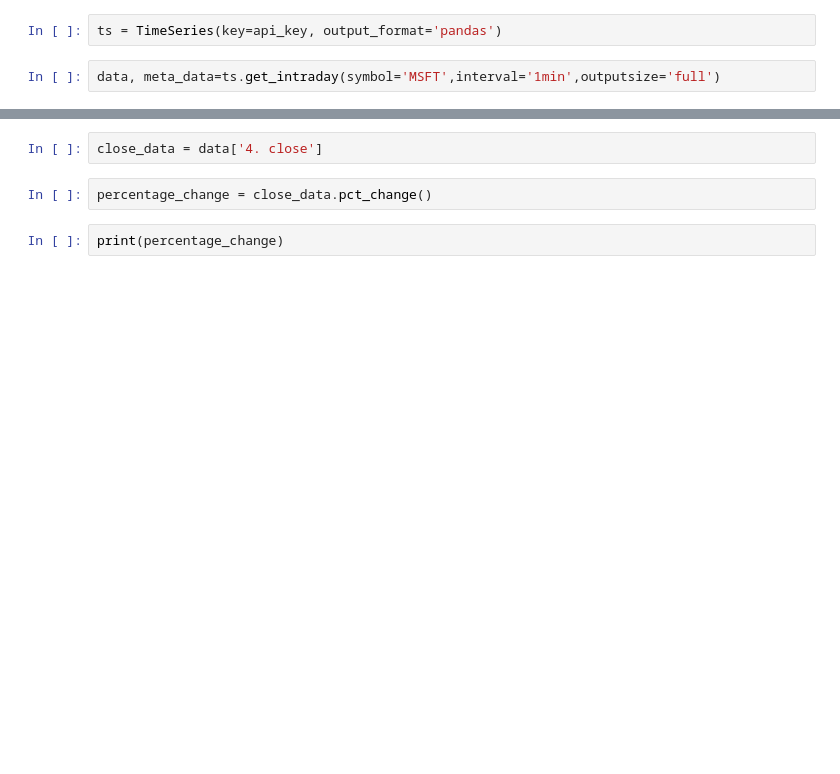
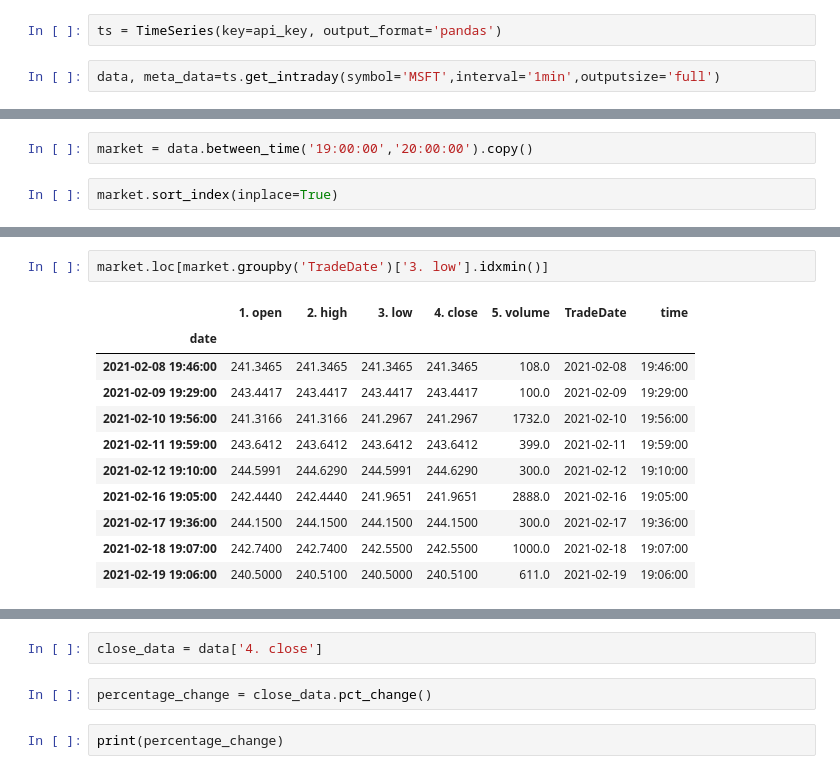
Before and after one commit to atharvas21/Stock-Market-Analysis, a Jupyter notebook: PBLProject.ipynb, the cells around one changed output, grey strips where cells are left out. Saved outputs shown, nothing was run; the diff lists cells and outputs as text; blank space fills up the shorter version.

```diff
--- a/PBLProject.ipynb
+++ b/PBLProject.ipynb
@@ -29,0 +75,4 @@ data, meta_data=ts.get_intraday(symbol='MSFT',interval='1min',outputsize='full')
+# %%
+market = data.between_time('19:00:00','20:00:00').copy()
+# %%
+market.sort_index(inplace=True)
@@ -29,0 +93,14 @@ data, meta_data=ts.get_intraday(symbol='MSFT',interval='1min',outputsize='full')
+# %%
+market.loc[market.groupby('TradeDate')['3. low'].idxmin()]
+# %% [output]
+|  | 1. open | 2. high | 3. low | 4. close | 5. volume | TradeDate | time |
+| date |  |  |  |  |  |  |  |
+| 2021-02-08 19:46:00 | 241.3465 | 241.3465 | 241.3465 | 241.3465 | 108.0 | 2021-02-08 | 19:46:00 |
+| 2021-02-09 19:29:00 | 243.4417 | 243.4417 | 243.4417 | 243.4417 | 100.0 | 2021-02-09 | 19:29:00 |
+| 2021-02-10 19:56:00 | 241.3166 | 241.3166 | 241.2967 | 241.2967 | 1732.0 | 2021-02-10 | 19:56:00 |
+| 2021-02-11 19:59:00 | 243.6412 | 243.6412 | 243.6412 | 243.6412 | 399.0 | 2021-02-11 | 19:59:00 |
+| 2021-02-12 19:10:00 | 244.5991 | 244.6290 | 244.5991 | 244.6290 | 300.0 | 2021-02-12 | 19:10:00 |
+| 2021-02-16 19:05:00 | 242.4440 | 242.4440 | 241.9651 | 241.9651 | 2888.0 | 2021-02-16 | 19:05:00 |
+| 2021-02-17 19:36:00 | 244.1500 | 244.1500 | 244.1500 | 244.1500 | 300.0 | 2021-02-17 | 19:36:00 |
+| 2021-02-18 19:07:00 | 242.7400 | 242.7400 | 242.5500 | 242.5500 | 1000.0 | 2021-02-18 | 19:07:00 |
+| 2021-02-19 19:06:00 | 240.5000 | 240.5100 | 240.5000 | 240.5100 | 611.0 | 2021-02-19 | 19:06:00 |
```
Also changed, not shown: parts of 17 cells of this notebook.
